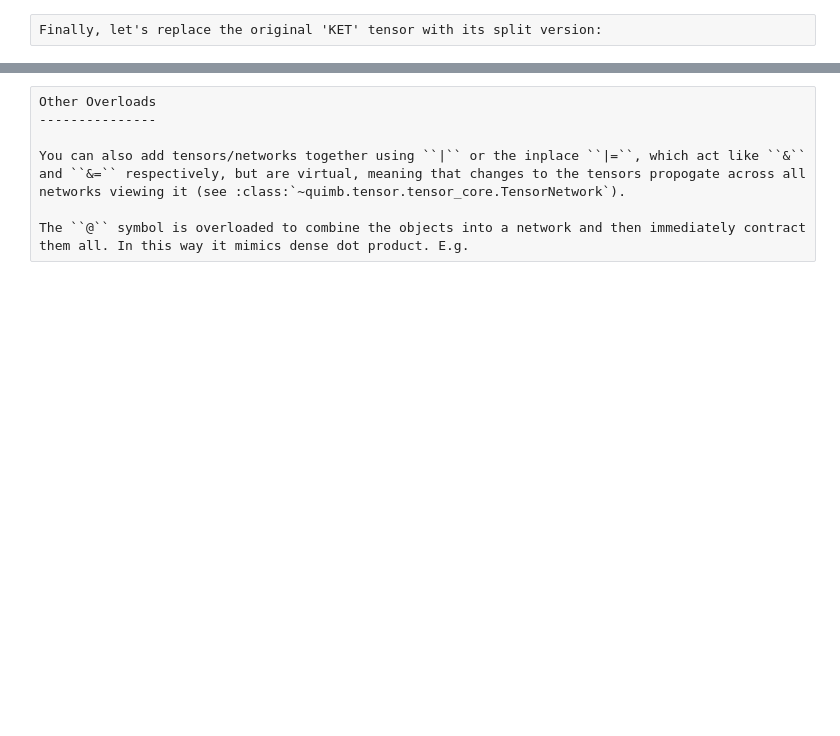
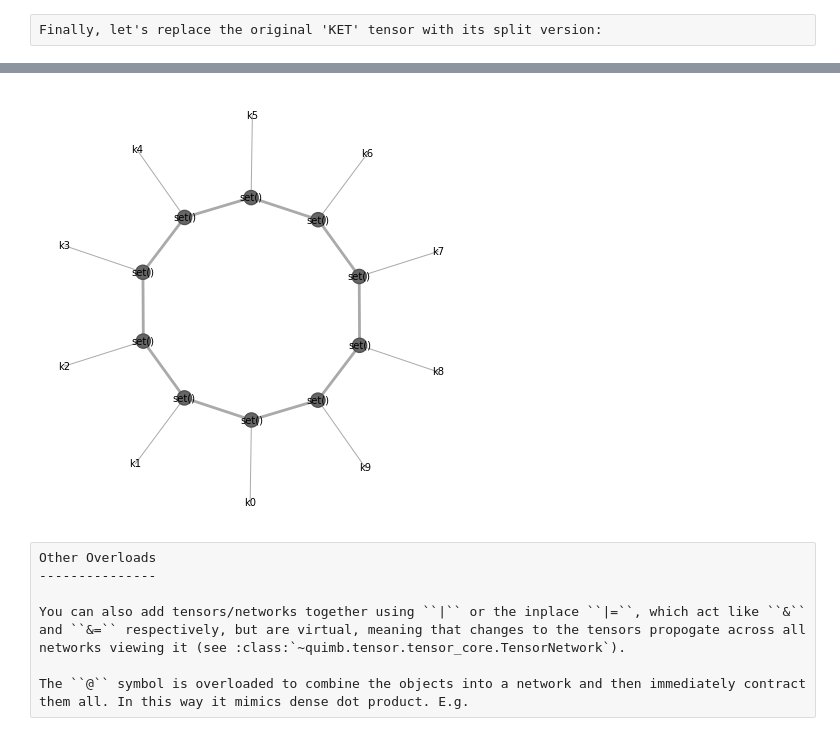
Before and after one commit to jcmgray/quimb, a Jupyter notebook: docs/tensor-basics.ipynb, the cells around one changed output, grey strips where cells are left out. Saved outputs shown, nothing was run; the diff lists cells and outputs as text; code cells hidden in the pictures; blank space fills up the shorter version.

```diff
--- a/docs/tensor-basics.ipynb
+++ b/docs/tensor-basics.ipynb
@@ -219,3 +228,20 @@ TN.graph(color=['KET', 'PAULI', 'BRA'], figsize=(4, 4))
+# %%
+L = 10
+
+# create the nodes, by default just the scalar 1.0
+tensors = [qtn.Tensor() for _ in range(L)]
+
+for i in range(L):
+    # add the physical indices, each of size 2
+    tensors[i].new_ind(f'k{i}', size=2)
+
+    # add bonds between neighbouring tensors, of size 7
+    tensors[i].new_bond(tensors[(i + 1) % L], size=7)
+
+mps = qtn.TensorNetwork(tensors)
+mps.graph()
+# %% [output]
+[figure, added]
 # %% [raw]
 Other Overloads
 ---------------
```
Also changed, not shown: parts of 10 cells of this notebook, 4 other files.
